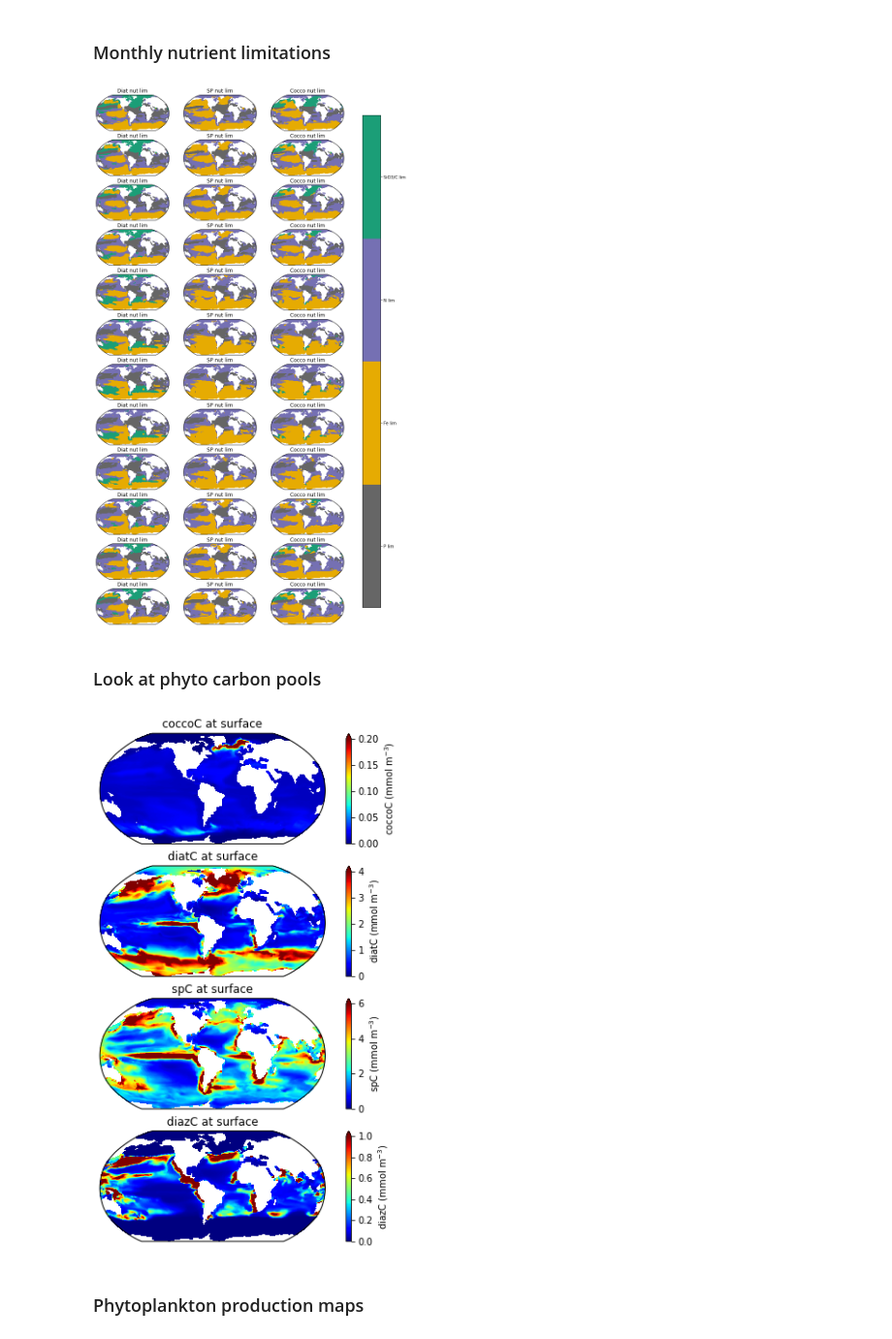
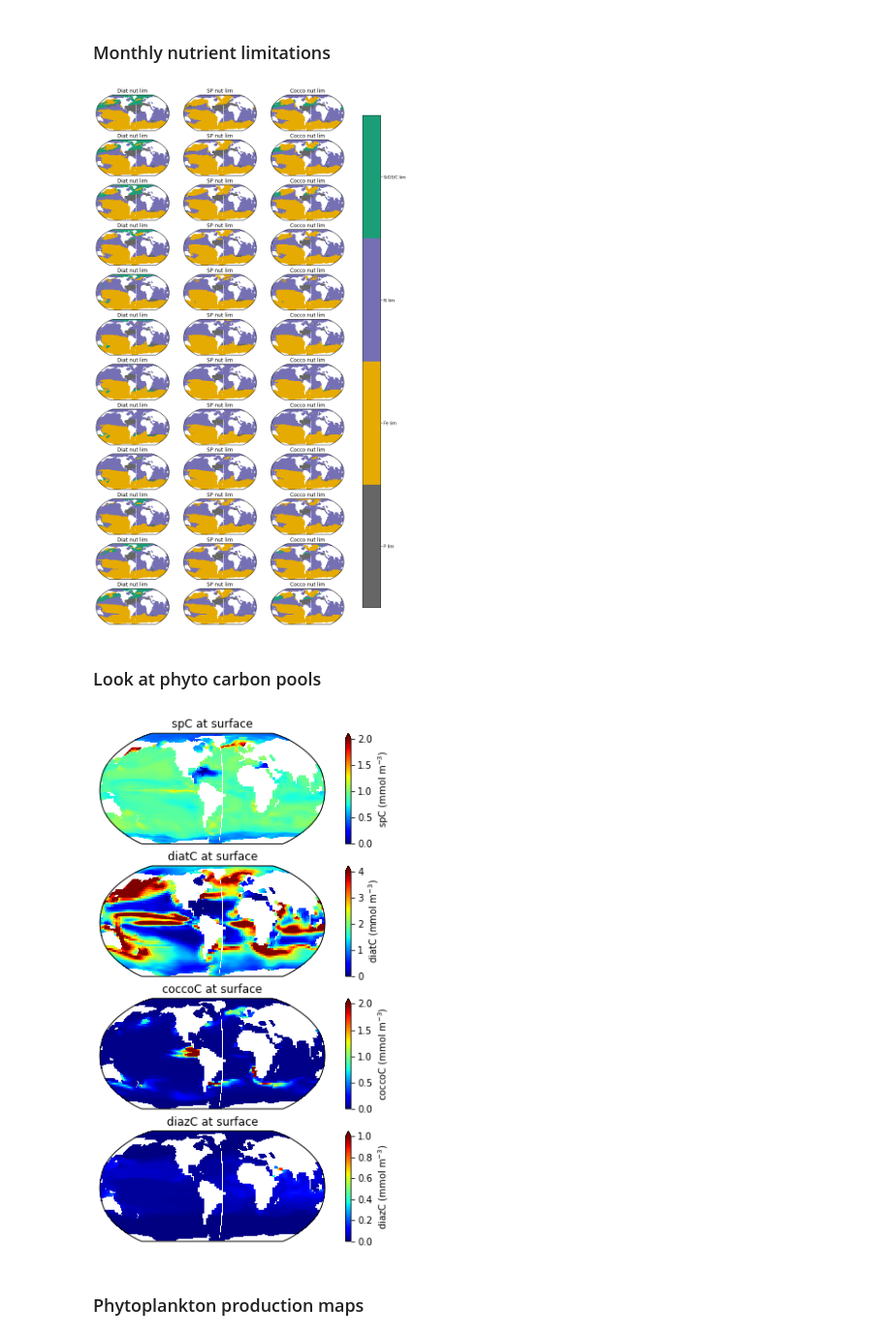
Before and after one commit to kristenkrumhardt/MARBL_4p4z, a Jupyter notebook: tuning_notebooks/MARBL_diagnostic_hist_4p4z.002.ipynb, the cells around one changed output. Shown at 97% size. Saved outputs shown, nothing was run; the diff lists cells and outputs as text; code cells hidden in the pictures.

```diff
--- a/tuning_notebooks/MARBL_diagnostic_hist_4p4z.002.ipynb
+++ b/tuning_notebooks/MARBL_diagnostic_hist_4p4z.002.ipynb
@@ -19,10 +19,10 @@ from scipy import stats
 # %% [markdown]
 ### Define latest year and get the CESM data
 # %%
-start_yr = 3
+start_yr = 23
 num_years = 2
 endyr = start_yr + num_years
-case = 'g.e22a06.G1850ECOIAF.T62_g17.4p4z.002'
+case = 'g.e22a06.G1850ECOIAF.T62_g37.4p4z.002'
 user = 'kristenk'
 # %%
 files = []
@@ -90,4 +63,5 @@ cesm_ann_ds=cesm_mon_ds.mean(dim='time')
 # %% [markdown]
 #### World Ocean Atlas 2013
 # %%
-file = '/glade/work/kristenk/WOA_data/regrid_POP/WOA2013_POPgrid.nc'
+file = '/glade/work/kristenk/WOA_data/regrid_POP/WOA2018_x3POPgrid.nc'
+ds_woa = xr.load_dataset(file, decode_times=False, decode_coords=False)
@@ -446,37 +418,37 @@ cbar_ax = fig.add_axes([0.85, 0.15, 0.05, 0.7])
 cbar = fig.colorbar(pc, cax=cbar_ax,**colorbar_specs)
 cbar.ax.set_yticklabels(['P lim', 'Fe lim', 'N lim','SiO3/C lim']);
 # %% [output]
-[figure, old version]
+[figure, new version]
 # %% [markdown]
 ### Look at phyto carbon pools
 # %%
 fig = plt.figure(figsize=(8,10))
 
-ax = fig.add_subplot(4,1,1, projection=ccrs.Robinson(central_longitude=305.0))
+ax = fig.add_subplot(4,1,3, projection=ccrs.Robinson(central_longitude=305.0))
 ax.set_title('coccoC at surface', fontsize=12)
-pc=ax.pcolormesh(lons, lats, cesm_ann_ds.coccoC.isel(z_t_150m=0), cmap='jet',vmin=0,vmax=0.2,transform=ccrs.PlateCarree())
+pc=ax.pcolormesh(lons, lats, cesm_ann_ds.coccoC.isel(z_t_150m=0), cmap='jet',vmin=0,vmax=2,transform=ccrs.PlateCarree())
 
 cbar1 = fig.colorbar(pc, ax=ax,extend='max',label='coccoC (mmol m$^{-3}$)')
 
 ax = fig.add_subplot(4,1,2, projection=ccrs.Robinson(central_longitude=305.0))
 ax.set_title('diatC at surface', fontsize=12)
 pc=ax.pcolormesh(lons, lats, cesm_ann_ds.diatC.isel(z_t_150m=0), cmap='jet',vmin=0,vmax=4,transform=ccrs.PlateCarree())
 
 cbar1 = fig.colorbar(pc, ax=ax,extend='max',label='diatC (mmol m$^{-3}$)')
 
-ax = fig.add_subplot(4,1,3, projection=ccrs.Robinson(central_longitude=305.0))
+ax = fig.add_subplot(4,1,1, projection=ccrs.Robinson(central_longitude=305.0))
 ax.set_title('spC at surface', fontsize=12)
-pc=ax.pcolormesh(lons, lats, cesm_ann_ds.spC.isel(z_t_150m=0), cmap='jet',vmin=0,vmax=6,transform=ccrs.PlateCarree())
+pc=ax.pcolormesh(lons, lats, cesm_ann_ds.spC.isel(z_t_150m=0), cmap='jet',vmin=0,vmax=2,transform=ccrs.PlateCarree())
 
 cbar1 = fig.colorbar(pc, ax=ax,extend='max',label='spC (mmol m$^{-3}$)')
 
 ax = fig.add_subplot(4,1,4, projection=ccrs.Robinson(central_longitude=305.0))
 ax.set_title('diazC at surface', fontsize=12)
 pc=ax.pcolormesh(lons, lats, cesm_ann_ds.diazC.isel(z_t_150m=0), cmap='jet',vmin=0,vmax=1,transform=ccrs.PlateCarree())
 
 cbar1 = fig.colorbar(pc, ax=ax,extend='max',label='diazC (mmol m$^{-3}$)')
 # %% [output]
-[figure, old version]
+[figure, new version]
 # %% [markdown]
 ### Phytoplankton production maps
 # %%
```
Also changed, not shown: parts of 26 cells of this notebook, 12 other files.
